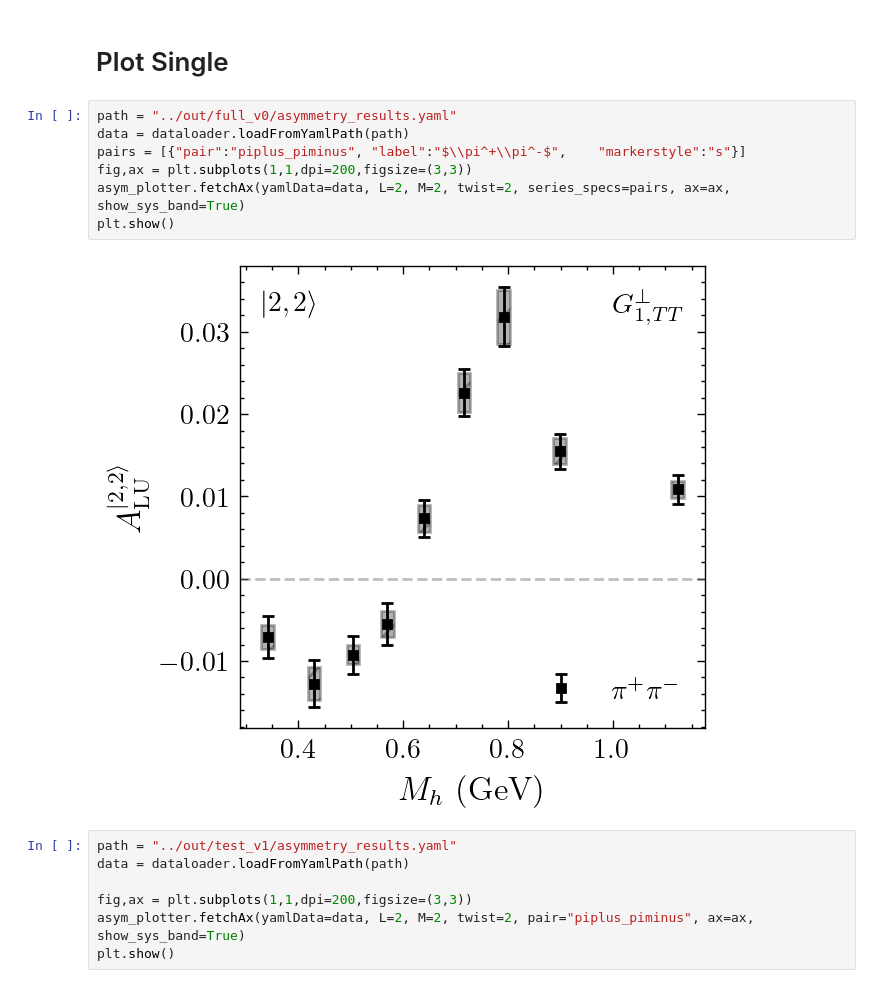
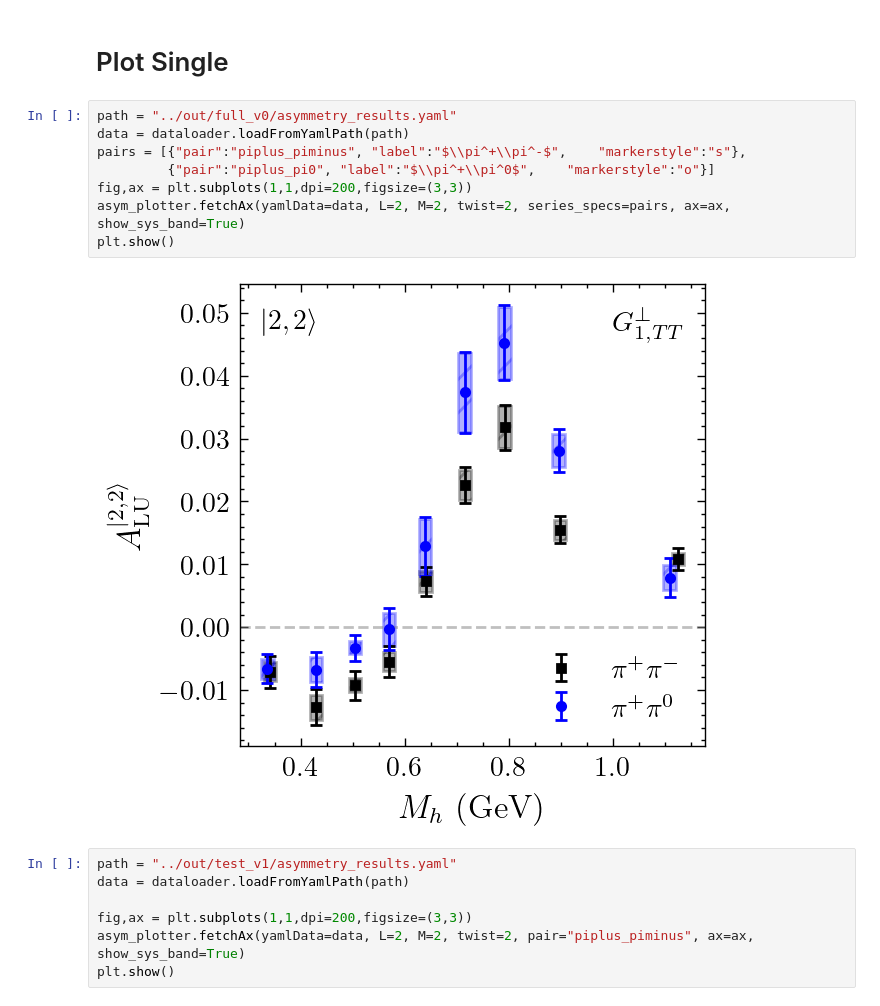
Before and after one commit to Gregtom3/YAPWR, a Jupyter notebook: analysis/playground.ipynb, the cells around one changed output. Cells and saved outputs as stored; diff of their text form.

```diff
--- a/analysis/playground.ipynb
+++ b/analysis/playground.ipynb
@@ -12,12 +12,13 @@ import dataloader
 # %%
 path = "../out/full_v0/asymmetry_results.yaml"
 data = dataloader.loadFromYamlPath(path)
-pairs = [{"pair":"piplus_piminus", "label":"$\\pi^+\\pi^-$",    "markerstyle":"s"}]
+pairs = [{"pair":"piplus_piminus", "label":"$\\pi^+\\pi^-$",    "markerstyle":"s"},
+         {"pair":"piplus_pi0", "label":"$\\pi^+\\pi^0$",    "markerstyle":"o"}]
 fig,ax = plt.subplots(1,1,dpi=200,figsize=(3,3))
 asym_plotter.fetchAx(yamlData=data, L=2, M=2, twist=2, series_specs=pairs, ax=ax, show_sys_band=True)
 plt.show()
 # %% [output]
-[figure, old version]
+[figure, new version]
 # %%
 path = "../out/test_v1/asymmetry_results.yaml"
 data = dataloader.loadFromYamlPath(path)
```
